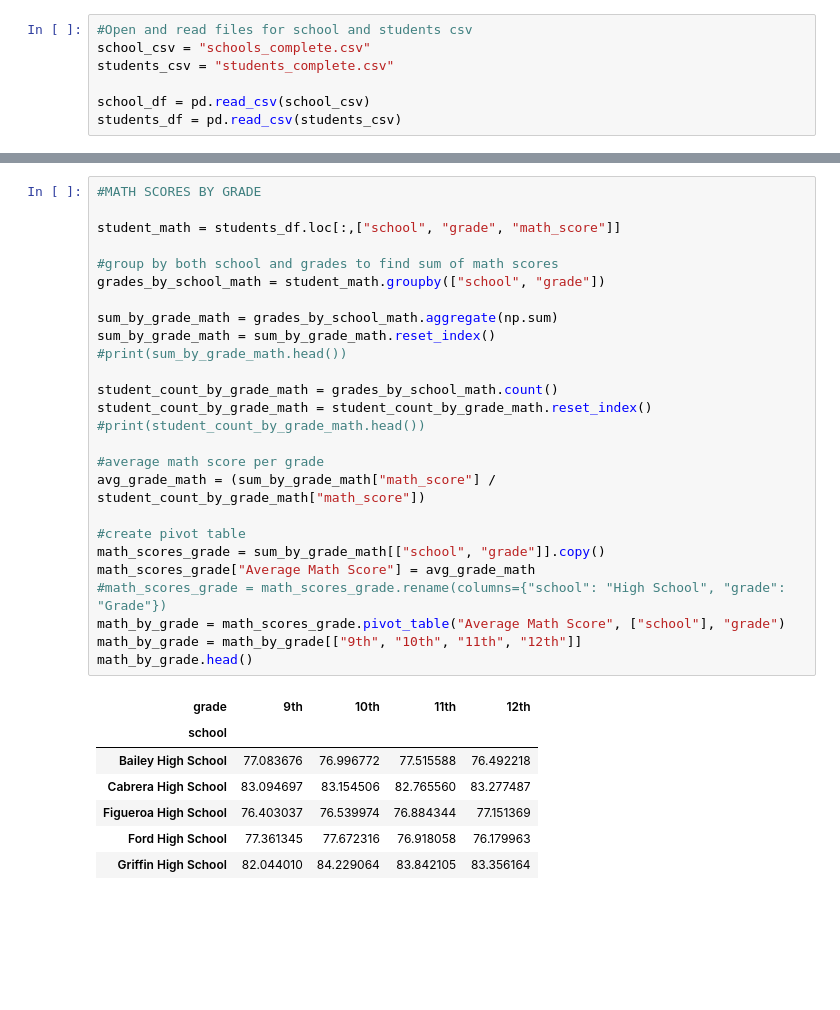
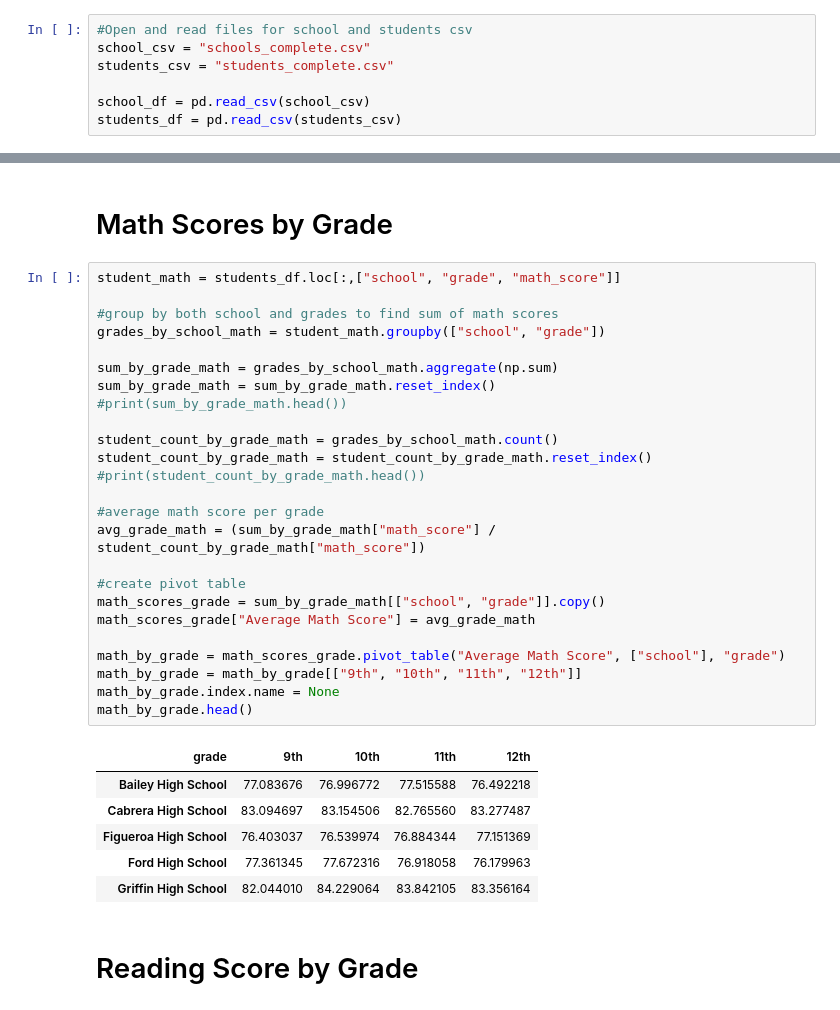
Before and after one commit to victoria-lam/Week-4-Pandas, a Jupyter notebook: PyCitySchools.ipynb, the cells around one changed output, grey strips where cells are left out. Drawn from its saved outputs; the diff is of its cells as text; blank space fills up the shorter version.

```diff
--- a/PyCitySchools.ipynb
+++ b/PyCitySchools.ipynb
@@ -159,35 +163,37 @@ bottom_schools.head(5)
+# %% [markdown]
+# Math Scores by Grade
 # %%
-#MATH SCORES BY GRADE
-
 student_math = students_df.loc[:,["school", "grade", "math_score"]]
 
 #group by both school and grades to find sum of math scores
 grades_by_school_math = student_math.groupby(["school", "grade"])
 
 sum_by_grade_math = grades_by_school_math.aggregate(np.sum)
 sum_by_grade_math = sum_by_grade_math.reset_index()
 #print(sum_by_grade_math.head())
 
 student_count_by_grade_math = grades_by_school_math.count()
 student_count_by_grade_math = student_count_by_grade_math.reset_index()
 #print(student_count_by_grade_math.head())
 
 #average math score per grade
 avg_grade_math = (sum_by_grade_math["math_score"] / student_count_by_grade_math["math_score"])
 
 #create pivot table
 math_scores_grade = sum_by_grade_math[["school", "grade"]].copy()
 math_scores_grade["Average Math Score"] = avg_grade_math
-#math_scores_grade = math_scores_grade.rename(columns={"school": "High School", "grade": "Grade"})
+
 math_by_grade = math_scores_grade.pivot_table("Average Math Score", ["school"], "grade")
 math_by_grade = math_by_grade[["9th", "10th", "11th", "12th"]]
+math_by_grade.index.name = None
 math_by_grade.head()
 # %% [output]
 | grade | 9th | 10th | 11th | 12th |
-| school |  |  |  |  |
 | Bailey High School | 77.083676 | 76.996772 | 77.515588 | 76.492218 |
 | Cabrera High School | 83.094697 | 83.154506 | 82.765560 | 83.277487 |
 | Figueroa High School | 76.403037 | 76.539974 | 76.884344 | 77.151369 |
 | Ford High School | 77.361345 | 77.672316 | 76.918058 | 76.179963 |
 | Griffin High School | 82.044010 | 84.229064 | 83.842105 | 83.356164 |
+# %% [markdown]
+# Reading Score by Grade
 # %%
```
Also changed, not shown: parts of 22 cells of this notebook, 2 other files.
